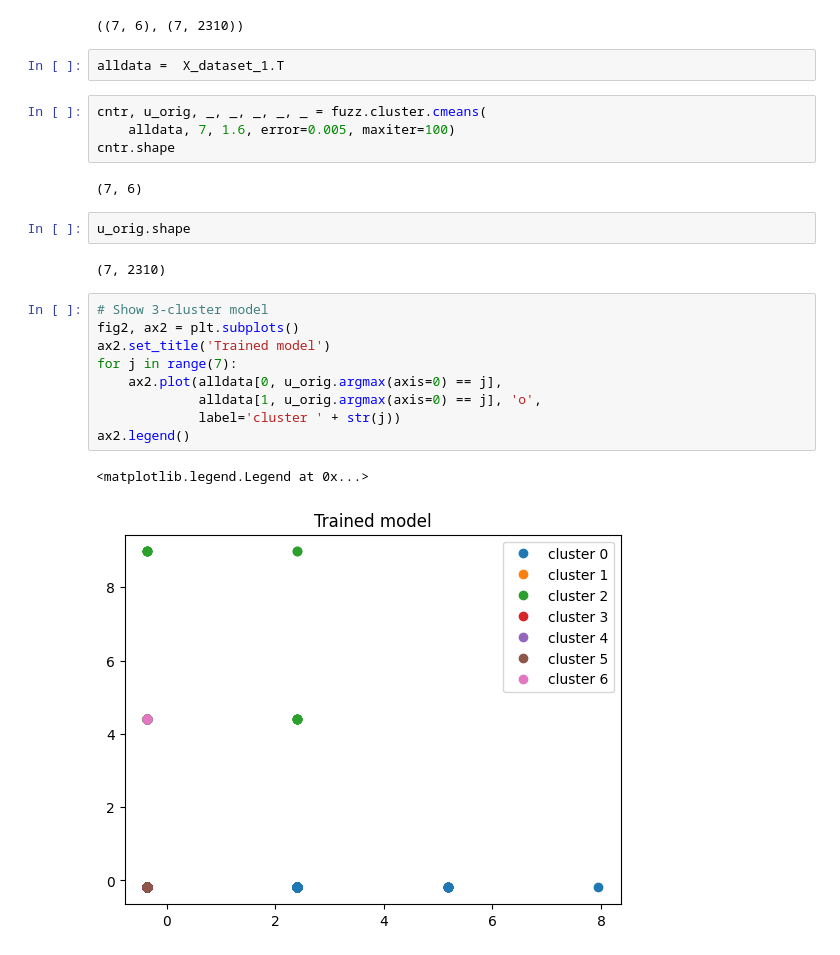
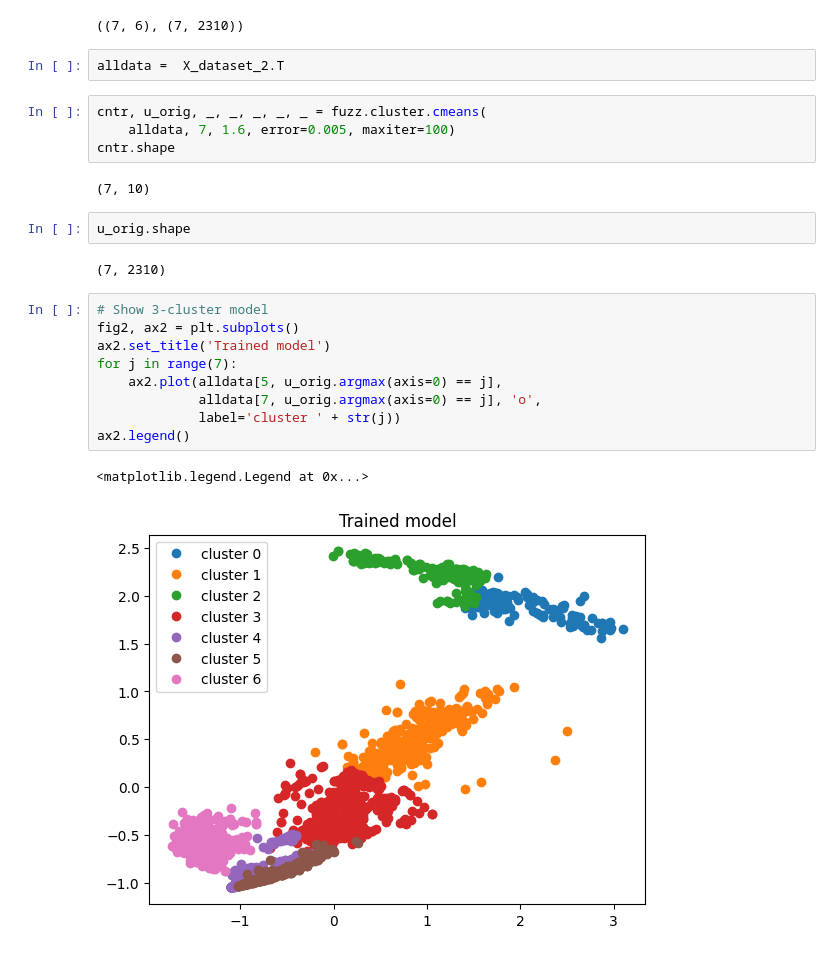
Before and after one commit to allansdefreitas/unsupervised-learning, a Jupyter notebook: questao_1.ipynb, the cells around one changed output. Drawn from its saved outputs; the diff is of its cells as text.

Commit message:
plots

```diff
--- a/questao_1.ipynb
+++ b/questao_1.ipynb
@@ -1130,13 +1138,13 @@ cntr.shape, u.shape
 # %% [output]
 ((7, 6), (7, 2310))
 # %%
-alldata =  X_dataset_1.T
+alldata =  X_dataset_2.T
 # %%
 cntr, u_orig, _, _, _, _, _ = fuzz.cluster.cmeans(
     alldata, 7, 1.6, error=0.005, maxiter=100)
 cntr.shape
 # %% [output]
-(7, 6)
+(7, 10)
 # %%
 u_orig.shape
 # %% [output]
@@ -1144,12 +1152,12 @@ u_orig.shape
 # %%
 # Show 3-cluster model
 fig2, ax2 = plt.subplots()
 ax2.set_title('Trained model')
 for j in range(7):
-    ax2.plot(alldata[0, u_orig.argmax(axis=0) == j],
-             alldata[1, u_orig.argmax(axis=0) == j], 'o',
+    ax2.plot(alldata[5, u_orig.argmax(axis=0) == j],
+             alldata[7, u_orig.argmax(axis=0) == j], 'o',
              label='cluster ' + str(j))
 ax2.legend()
 # %% [output]
 <matplotlib.legend.Legend at 0x...>
-[figure, old version]
+[figure, new version]
```
Also changed, not shown: parts of 3 cells of this notebook.
